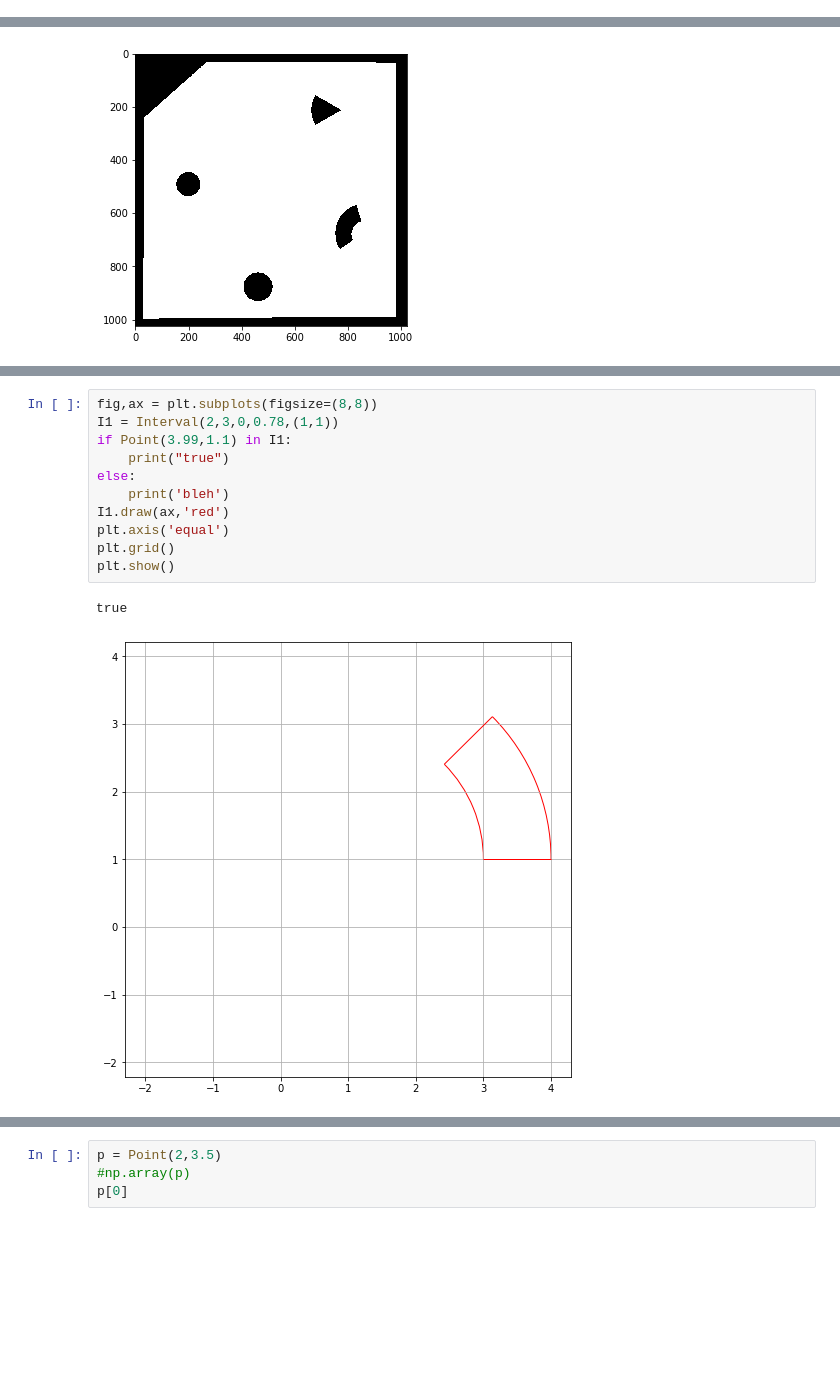
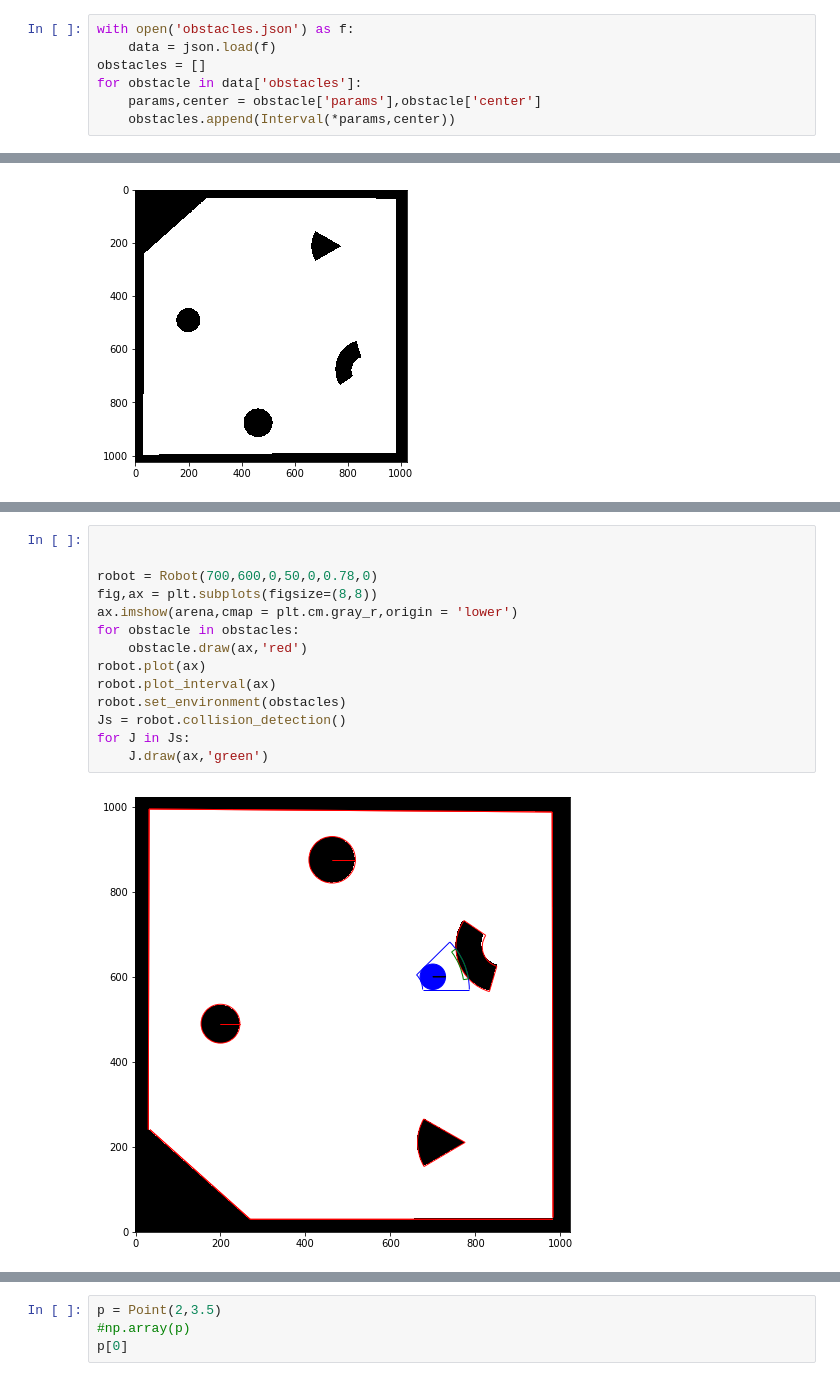
Before and after one commit to KshitijBhat/interval-analysis-method, a Jupyter notebook: Arena/motion.ipynb, the cells around one changed output, grey strips where cells are left out. Drawn from its saved outputs; the diff is of its cells as text; blank space fills up the shorter version.

Commit message:
code collisions

```diff
--- a/Arena/motion.ipynb
+++ b/Arena/motion.ipynb
@@ -5,3 +7,10 @@ import json
+# %%
+with open('obstacles.json') as f:
+    data = json.load(f)
+obstacles = []
+for obstacle in data['obstacles']:
+    params,center = obstacle['params'],obstacle['center']
+    obstacles.append(Interval(*params,center))
 # %%
 class Robot(Interval):
     radius = 30
@@ -101,14 +132,16 @@ KeyboardInterrupt:
-# %%
-fig,ax = plt.subplots(figsize=(8,8))
-I1 = Interval(2,3,0,0.78,(1,1))
-if Point(3.99,1.1) in I1:
-    print("true")
-else:
-    print('bleh')
-I1.draw(ax,'red')
-plt.axis('equal')
-plt.grid()
-plt.show()
-# %% [output]
-true
-[figure, removed]
+# %%
+
+
+robot = Robot(700,600,0,50,0,0.78,0)
+fig,ax = plt.subplots(figsize=(8,8))
+ax.imshow(arena,cmap = plt.cm.gray_r,origin = 'lower')
+for obstacle in obstacles:
+    obstacle.draw(ax,'red')
+robot.plot(ax)
+robot.plot_interval(ax)
+robot.set_environment(obstacles)
+Js = robot.collision_detection()
+for J in Js:
+    J.draw(ax,'green')
+# %% [output]
+[figure, added]
```
Also changed, not shown: parts of 6 cells of this notebook, 3 other files.
